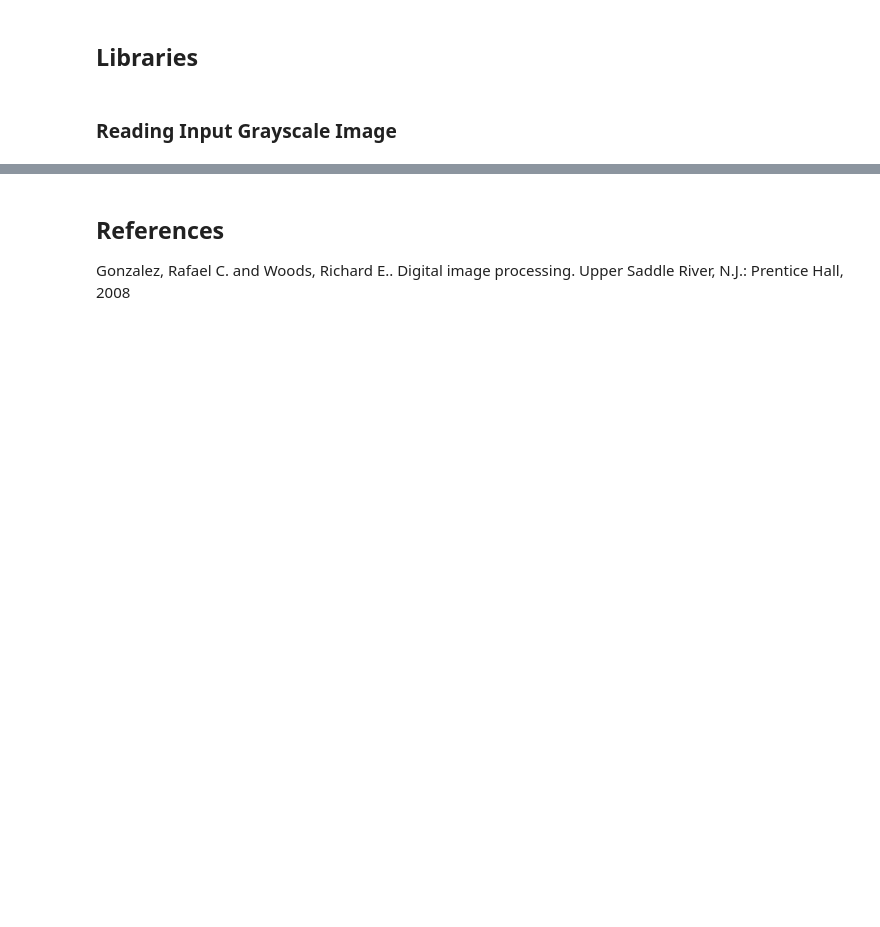
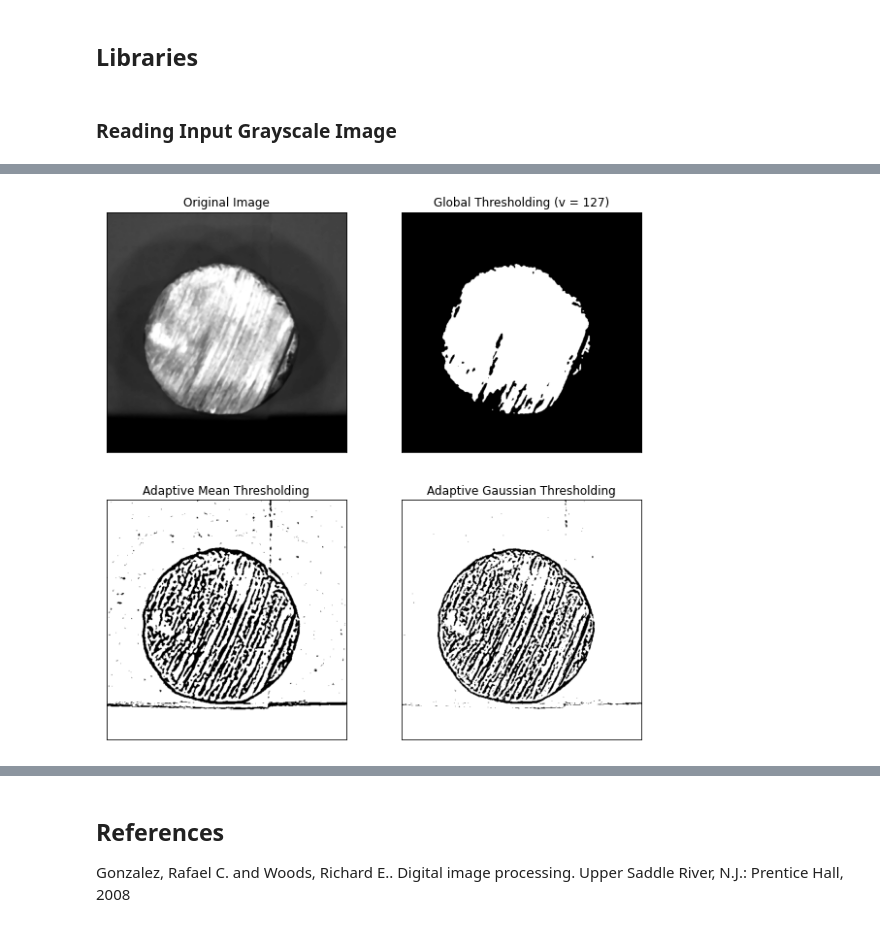
Before and after one commit to rad-mit/CS5102-Digital-Image-Processing-Project, a Jupyter notebook: Project/DIP_Project.ipynb, the cells around one changed output, grey strips where cells are left out. Cells and saved outputs as stored; diff of their text form; code cells hidden in the pictures; blank space fills up the shorter version.

```diff
--- a/Project/DIP_Project.ipynb
+++ b/Project/DIP_Project.ipynb
@@ -63,0 +94,32 @@ No. of Images =  8
+# %%
+## Adaptive Thresholding
+
+# In the previous section, we used one global value as a threshold.
+# But this might not be good in all cases, e.g. if an image has different
+# lighting conditions in different areas. In that case,
+# adaptive thresholding can help. Here, the algorithm determines the
+# threshold for a pixel based on a small region around it.
+# So we get different thresholds for different regions of the same image
+# which gives better results for images with varying illumination.
+
+# The adaptiveMethod decides how the threshold value is calculated:
+## cv.ADAPTIVE_THRESH_MEAN_C: The threshold value is the mean of the neighbourhood area minus the constant C.
+## cv.ADAPTIVE_THRESH_GAUSSIAN_C: The threshold value is a gaussian-weighted sum of the neighbourhood values minus the constant C.
+
+# The blockSize determines the size of the neighbourhood area and C is a
+# constant that is subtracted from the mean or weighted sum of the
+# neighbourhood pixels.
+
+img = cv2.medianBlur(img,5)
+ret,th1 = cv2.threshold(img,127,255,cv2.THRESH_BINARY)
+th2 = cv2.adaptiveThreshold(img,255,cv2.ADAPTIVE_THRESH_MEAN_C, cv2.THRESH_BINARY,11,2)
+th3 = cv2.adaptiveThreshold(img,255,cv2.ADAPTIVE_THRESH_GAUSSIAN_C, cv2.THRESH_BINARY,11,2)
+titles = ['Original Image', 'Global Thresholding (v = 127)', 'Adaptive Mean Thresholding', 'Adaptive Gaussian Thresholding']
+aThresh_images = [img, th1, th2, th3]
+for i in range(4):
+    plt.subplot(2,2,i+1),plt.imshow(aThresh_images[i],'gray')
+    plt.title(titles[i])
+    plt.xticks([]),plt.yticks([])
+plt.show()
+# %% [output]
+[figure, added]
```
Also changed, not shown: parts of 6 cells of this notebook.
